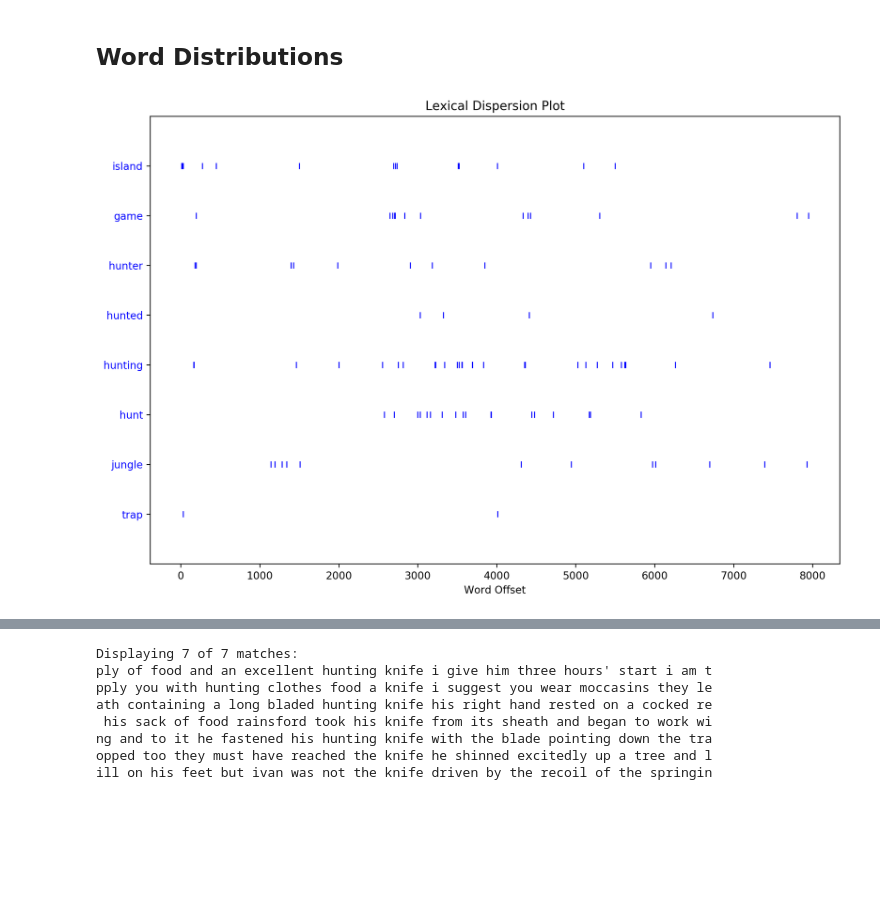
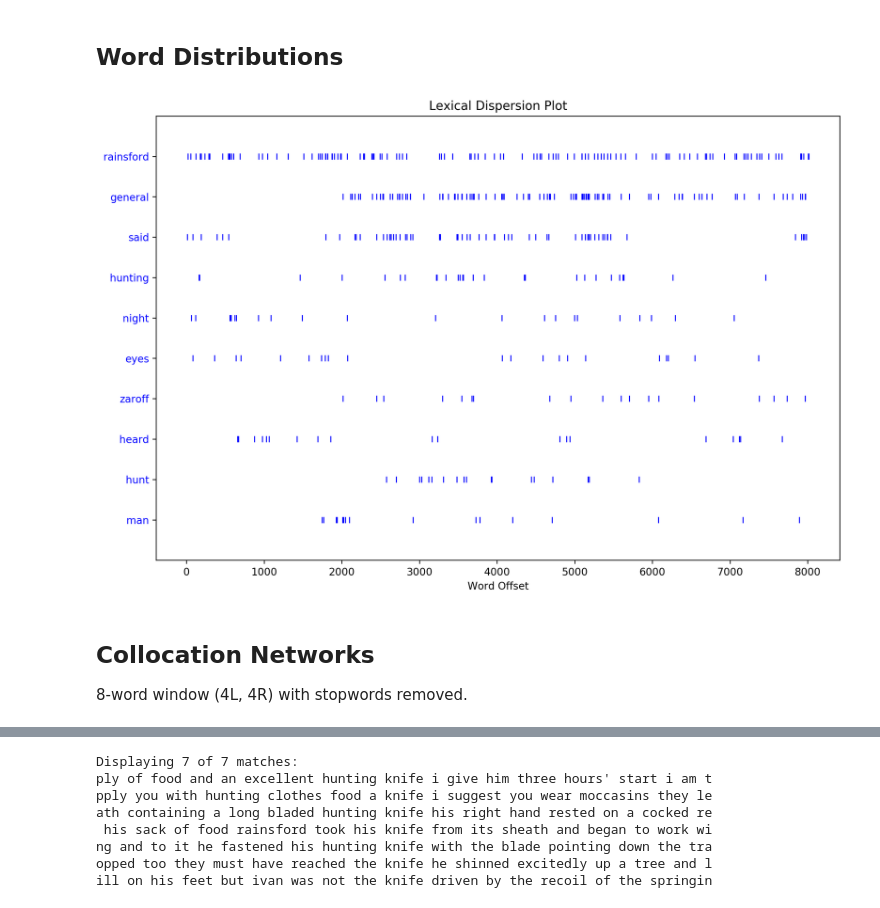
Before and after one commit to johnlaudun/SDSS2019, a Jupyter notebook: 2-Relations.ipynb, the cells around one changed output, grey strips where cells are left out. Saved outputs shown, nothing was run; the diff lists cells and outputs as text; code cells hidden in the pictures; blank space fills up the shorter version.

```diff
--- a/2-Relations.ipynb
+++ b/2-Relations.ipynb
@@ -22,8 +22,3 @@ mdg = open('texts/most_dangerous_game.txt', 'r').read()
 words = re.sub("[^'a-zA-Z']"," ", mdg).lower().split()
 # %% [markdown]
 ## Word Distributions
-# %%
-text = nltk.Text(words)
-text.dispersion_plot(["island", "game", "hunter", "hunted", "hunting", "hunt", "jungle", "trap"])
-# %% [output]
-[figure, removed]
@@ -30,2 +27,10 @@ text.dispersion_plot(["island", "game", "hunter", "hunted", "hunting", "hunt", "
+# %%
+text.dispersion_plot(["rainsford", "general", "said", "hunting", "night", "eyes", "zaroff", "heard", "hunt", "man"])
+# %% [output]
+[figure, added]
+# %% [markdown]
+## Collocation Networks
+
+8-word window (4L, 4R) with stopwords removed.
 # %% [markdown]
 ![Word Collocation Network](./files/collocation_network.png)
```
Also changed, not shown: parts of 5 cells of this notebook, 15 other files.
